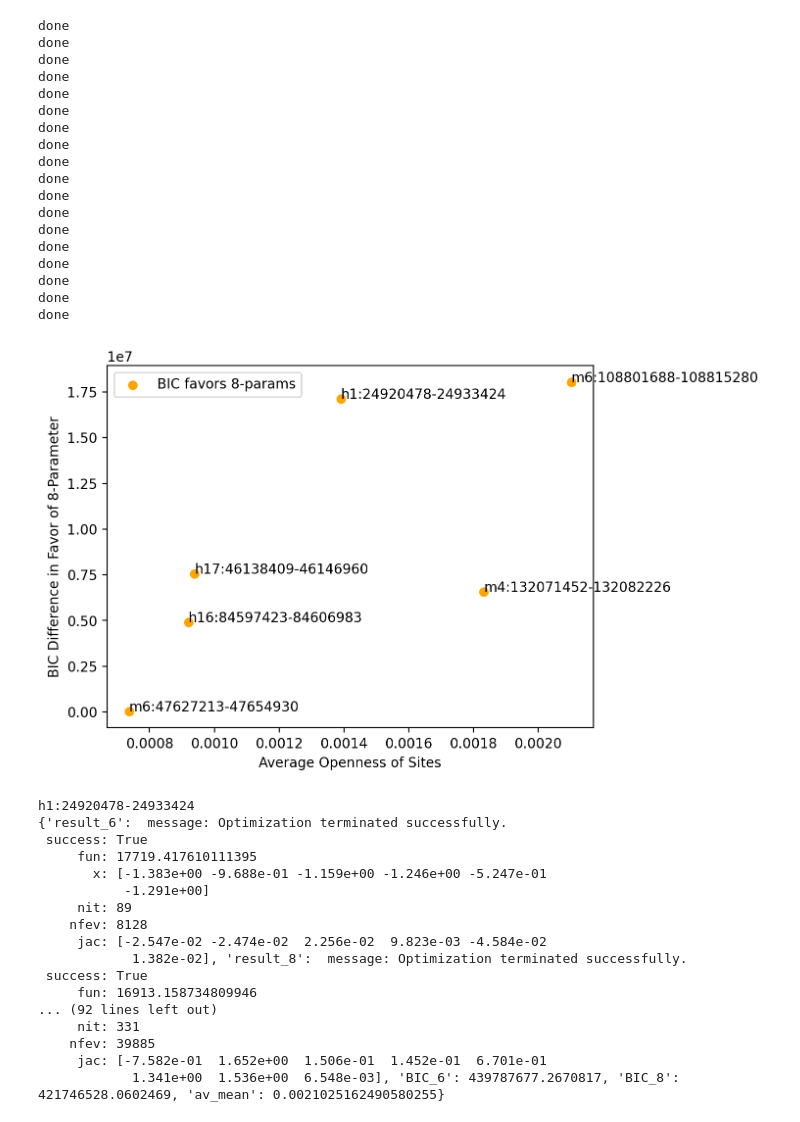
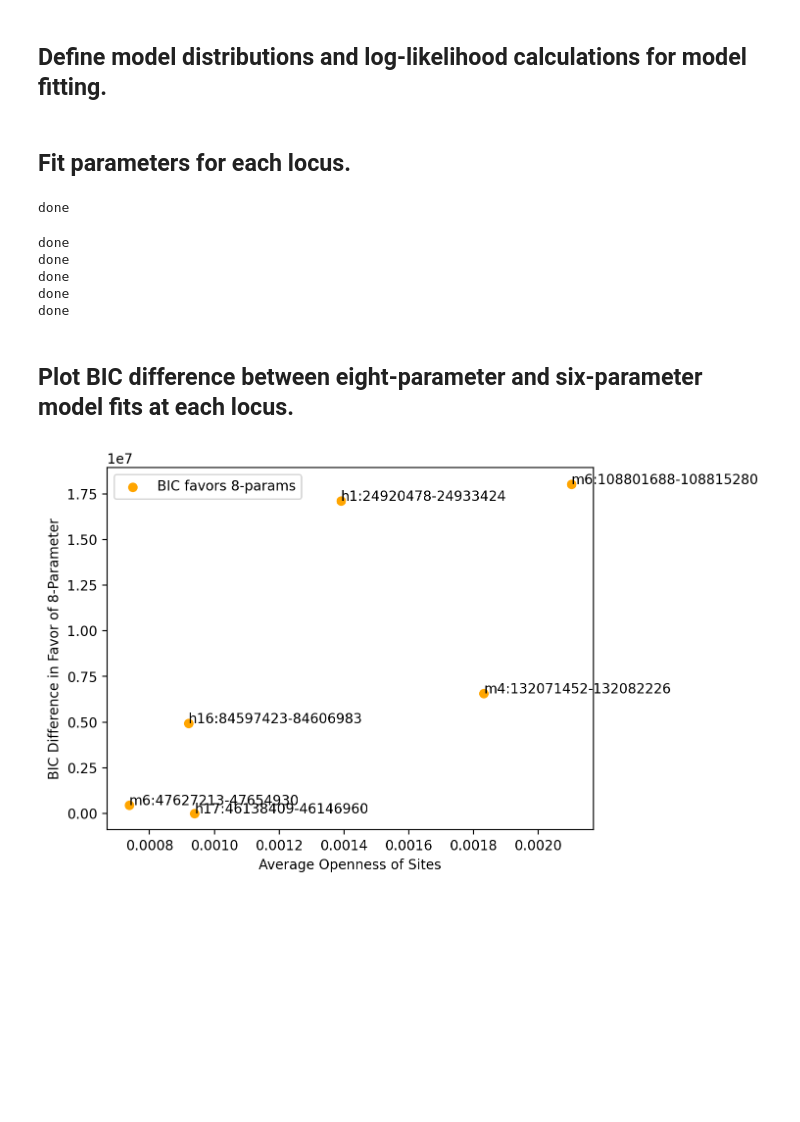
Before and after one commit to pachterlab/FGP_2023, a Jupyter notebook: BIC_analysis.ipynb, the cells around one changed output. Cells and saved outputs as stored; diff of their text form; code cells hidden in the pictures; blank space fills up the shorter version.

```diff
--- a/BIC_analysis.ipynb
+++ b/BIC_analysis.ipynb
@@ -166,0 +86,2 @@ human_loci
+# %% [markdown]
+## Define model distributions and log-likelihood calculations for model fitting.
@@ -167,15 +160,17 @@ human_loci
+# %% [markdown]
+## Fit parameters for each locus.
 # %%
 if __name__ == '__main__':
 
     ## Fit the model to all loci.
-    results = {}
+    # results = {}
     workers = 32
     bounds_6 = [(-3,3)]*6
-    bounds_8 = [(-2,2)]*7 + [(-4,-0.01)]
+    bounds_8 = [(-3,3)]*7+[(-6,-0.01)] #[(-2,2)]*7 + [(-4,-0.01)]
     atol, tol = 1e-10, 1e-10
 
     ## Add human info to results.
-    for key in human_loci[:3]:
+    for key in human_loci[2:3]:
 
         observed_dist = human_dist_dict[key]
         total_cells = sum(observed_dist.values())
@@ -191,13 +186,13 @@ if __name__ == '__main__':
 
         print('done')
 
-        BIC_6 = BIC(total_cells, 6, -result_6.fun)
-        BIC_8 = BIC(total_cells, 8, -result_8.fun)
+        BIC_6 = BIC(total_cells, 6, -result_6.fun, normalized=False)
+        BIC_8 = BIC(total_cells, 8, -result_8.fun, normalized=False)
 
         results[key] = {'result_6': result_6, 'result_8': result_8, 'BIC_6': BIC_6, 'BIC_8': BIC_8, 'av_mean':av_mean}
 
     ## Add mouse info to results.
-    for key in mouse_loci[:3]:
+    for key in mouse_loci[2:3]:
 
         observed_dist = mouse_dist_dict[key]
         total_cells = sum(observed_dist.values())
@@ -213,86 +208,60 @@ if __name__ == '__main__':
 
         print('done')
 
-        BIC_6 = BIC(total_cells, 6, -result_6.fun)
-        BIC_8 = BIC(total_cells, 8, -result_8.fun)
+        BIC_6 = BIC(total_cells, 6, -result_6.fun, normalized=False)
+        BIC_8 = BIC(total_cells, 8, -result_8.fun, normalized=False)
 
         results[key] = {'result_6': result_6, 'result_8': result_8, 'BIC_6': BIC_6, 'BIC_8': BIC_8, 'av_mean': av_mean}
 # %% [output]
 done
-done
-done
-done
-done
-done
-done
-done
-done
-done
-done
-done
-done
-done
-done
-done
-done
-done
+done
+done
+done
+done
+done
+# %% [markdown]
+## Plot BIC difference between eight-parameter and six-parameter model fits at each locus.
 # %%
 ## Plot BIC preference for model with site-site correlations, as in figure 4 of the main text.
 
 color1 = 'blue'
 color2 = 'orange'
 
 locations, BIC_diffs, av_means = [], [], []
 for key in results.keys():
 
     # Find chromosomal location of this 6-site locus.
     loc_string = df_transcripts.loc[key[0]]['location'].split('-')[0]+ '-' + df_transcripts.loc[key[-1]]['location'].split('-')[1]
 
     locations += [loc_string]
     BIC_diffs += [results[key]['BIC_6'] - results[key]['BIC_8']]
     av_means += [results[key]['av_mean']]
 
 # Color based on which model is prefered.
 colors = [color1*(i<0)+color2*(i>0) for i in BIC_diffs]
 
 fig, ax = plt.subplots()
 # plt.yscale('log')
 # ax.scatter(av_means, BIC_diffs, c=colors)
 labels = {color2: 'BIC favors 8-params', color1: 'BIC favors 6-params'}
 for g in np.unique(colors):
     i = np.where(np.array(colors) == g)
     ax.scatter(np.array(av_means)[i], np.array(BIC_diffs)[i], label=labels[g], color=g)
 # ax.yscale('log')
 # plt.title('BIC Preference for Inclusion of Extra Parameters \n vs Average Site Openness')
 plt.ylabel('BIC Difference in Favor of 8-Parameter')
 plt.xlabel('Average Openness of Sites')
-# Uncomment to label the locations for each comparison.
-for i, txt in enumerate(locations):
-    ax.annotate(txt, (av_means[i], BIC_diffs[i]))
+
+# # Uncomment to label the locations for each comparison.
+# for i, txt in enumerate(locations):
+#     ax.annotate(txt, (av_means[i], BIC_diffs[i]))
+
 plt.legend()
 plt.show()
 # %% [output]
-[figure, old version]
+[figure, new version]
 # %%
-for key, result in results.items():
-    loc_string = df_transcripts.loc[key[0]]['location'].split('-')[0]+ '-' + df_transcripts.loc[key[-1]]['location'].split('-')[1]
-    print(loc_string)
-    print(result)
+# for key, result in results.items():
+#     loc_string = df_transcripts.loc[key[0]]['location'].split('-')[0]+ '-' + df_transcripts.loc[key[-1]]['location'].split('-')[1]
+#     print(loc_string)
+#     print(result)
-# %% [output]
-h1:24920478-24933424
-{'result_6':  message: Optimization terminated successfully.
- success: True
-     fun: 17719.417610111395
-       x: [-1.383e+00 -9.688e-01 -1.159e+00 -1.246e+00 -5.247e-01
-           -1.291e+00]
-     nit: 89
-    nfev: 8128
-     jac: [-2.547e-02 -2.474e-02  2.256e-02  9.823e-03 -4.584e-02
-            1.382e-02], 'result_8':  message: Optimization terminated successfully.
- success: True
-     fun: 16913.158734809946
-... (92 lines left out)
-     nit: 331
-    nfev: 39885
-     jac: [-7.582e-01  1.652e+00  1.506e-01  1.452e-01  6.701e-01
-            1.341e+00  1.536e+00  6.548e-03], 'BIC_6': 439787677.2670817, 'BIC_8': 421746528.0602469, 'av_mean': 0.0021025162490580255}
```
Also changed, not shown: parts of 12 cells of this notebook.
